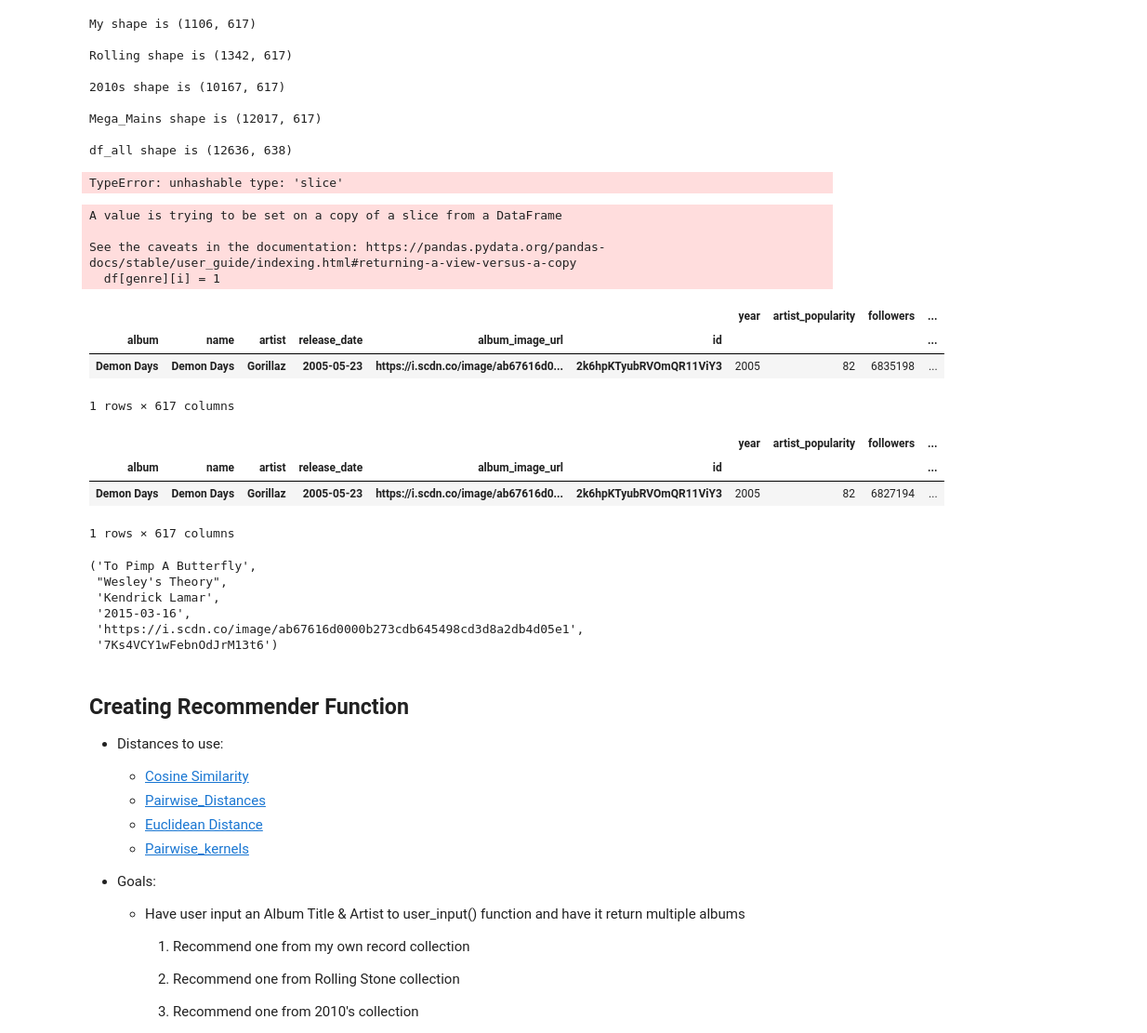
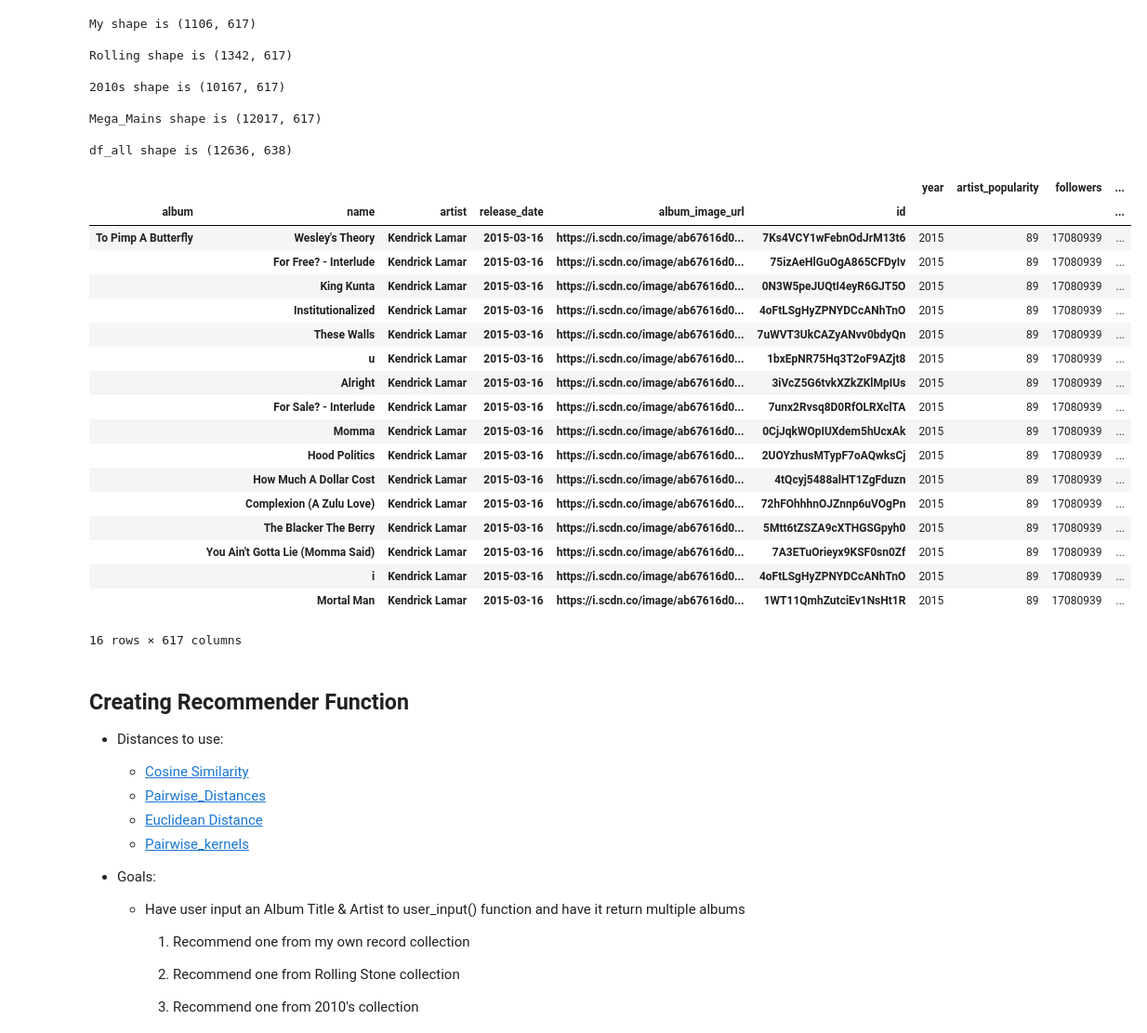
Before and after one commit to LTonstad/And_Vinyly-a-Music-Reccomendation-System, a Jupyter notebook: model_build_test.ipynb, the cells around one changed output. Shown at 93% size. Cells and saved outputs as stored; diff of their text form; code cells hidden in the pictures.

```diff
--- a/model_build_test.ipynb
+++ b/model_build_test.ipynb
@@ -70,25 +43,0 @@ rec.fit(count_df)
-# %%
-print(rec.get_recommendations('Demon Days', 'Gorillaz'))
-# %% [output]
-TypeError: unhashable type: 'slice'
-# %%
-song_df = get_song('Demon Days', 'Gorillaz')
-song_df
-# %% [output]
-A value is trying to be set on a copy of a slice from a DataFrame
-
-See the caveats in the documentation: https://pandas.pydata.org/pandas-docs/stable/user_guide/indexing.html#returning-a-view-versus-a-copy
-  df[genre][i] = 1
-|  |  |  |  |  |  | year | artist_popularity | followers | ... |
-| album | name | artist | release_date | album_image_url | id |  |  |  | ... |
-| Demon Days | Demon Days | Gorillaz | 2005-05-23 | https://i.scdn.co/image/ab67616d0... | 2k6hpKTyubRVOmQR11ViY3 | 2005 | 82 | 6835198 | ... |
-1 rows × 617 columns
-# %%
-idx = pd.IndexSlice
-album_name = song_df.index[0][0]
-num_mega_main.loc[idx[[album_name], ['Demon Days'], ['Gorillaz'], :, :, :]]
-# %% [output]
-|  |  |  |  |  |  | year | artist_popularity | followers | ... |
-| album | name | artist | release_date | album_image_url | id |  |  |  | ... |
-| Demon Days | Demon Days | Gorillaz | 2005-05-23 | https://i.scdn.co/image/ab67616d0... | 2k6hpKTyubRVOmQR11ViY3 | 2005 | 82 | 6827194 | ... |
-1 rows × 617 columns
@@ -97,12 +44,26 @@ item_names = num_mega_main.index
-# %%
-item_names[0]
-# %% [output]
-('To Pimp A Butterfly',
- "Wesley's Theory",
- 'Kendrick Lamar',
- '2015-03-16',
- 'https://i.scdn.co/image/ab67616d0000b273cdb645498cd3d8a2db4d05e1',
- '7Ks4VCY1wFebnOdJrM13t6')
+# %%
+df_album = num_mega_main.loc[[num_mega_main.index[song_index][0]]]
+df_album
+# %% [output]
+|  |  |  |  |  |  | year | artist_popularity | followers | ... |
+| album | name | artist | release_date | album_image_url | id |  |  |  | ... |
+| To Pimp A Butterfly | Wesley's Theory | Kendrick Lamar | 2015-03-16 | https://i.scdn.co/image/ab67616d0... | 7Ks4VCY1wFebnOdJrM13t6 | 2015 | 89 | 17080939 | ... |
+|  | For Free? - Interlude | Kendrick Lamar | 2015-03-16 | https://i.scdn.co/image/ab67616d0... | 75izAeHlGuOgA865CFDyIv | 2015 | 89 | 17080939 | ... |
+|  | King Kunta | Kendrick Lamar | 2015-03-16 | https://i.scdn.co/image/ab67616d0... | 0N3W5peJUQtI4eyR6GJT5O | 2015 | 89 | 17080939 | ... |
+|  | Institutionalized | Kendrick Lamar | 2015-03-16 | https://i.scdn.co/image/ab67616d0... | 4oFtLSgHyZPNYDCcANhTnO | 2015 | 89 | 17080939 | ... |
+|  | These Walls | Kendrick Lamar | 2015-03-16 | https://i.scdn.co/image/ab67616d0... | 7uWVT3UkCAZyANvv0bdyQn | 2015 | 89 | 17080939 | ... |
+|  | u | Kendrick Lamar | 2015-03-16 | https://i.scdn.co/image/ab67616d0... | 1bxEpNR75Hq3T2oF9AZjt8 | 2015 | 89 | 17080939 | ... |
+|  | Alright | Kendrick Lamar | 2015-03-16 | https://i.scdn.co/image/ab67616d0... | 3iVcZ5G6tvkXZkZKlMpIUs | 2015 | 89 | 17080939 | ... |
+|  | For Sale? - Interlude | Kendrick Lamar | 2015-03-16 | https://i.scdn.co/image/ab67616d0... | 7unx2Rvsq8D0RfOLRXclTA | 2015 | 89 | 17080939 | ... |
+|  | Momma | Kendrick Lamar | 2015-03-16 | https://i.scdn.co/image/ab67616d0... | 0CjJqkWOpIUXdem5hUcxAk | 2015 | 89 | 17080939 | ... |
+|  | Hood Politics | Kendrick Lamar | 2015-03-16 | https://i.scdn.co/image/ab67616d0... | 2UOYzhusMTypF7oAQwksCj | 2015 | 89 | 17080939 | ... |
+|  | How Much A Dollar Cost | Kendrick Lamar | 2015-03-16 | https://i.scdn.co/image/ab67616d0... | 4tQcyj5488alHT1ZgFduzn | 2015 | 89 | 17080939 | ... |
+|  | Complexion (A Zulu Love) | Kendrick Lamar | 2015-03-16 | https://i.scdn.co/image/ab67616d0... | 72hFOhhhnOJZnnp6uVOgPn | 2015 | 89 | 17080939 | ... |
+|  | The Blacker The Berry | Kendrick Lamar | 2015-03-16 | https://i.scdn.co/image/ab67616d0... | 5Mtt6tZSZA9cXTHGSGpyh0 | 2015 | 89 | 17080939 | ... |
+|  | You Ain't Gotta Lie (Momma Said) | Kendrick Lamar | 2015-03-16 | https://i.scdn.co/image/ab67616d0... | 7A3ETuOrieyx9KSF0sn0Zf | 2015 | 89 | 17080939 | ... |
+|  | i | Kendrick Lamar | 2015-03-16 | https://i.scdn.co/image/ab67616d0... | 4oFtLSgHyZPNYDCcANhTnO | 2015 | 89 | 17080939 | ... |
+|  | Mortal Man | Kendrick Lamar | 2015-03-16 | https://i.scdn.co/image/ab67616d0... | 1WT11QmhZutciEv1NsHt1R | 2015 | 89 | 17080939 | ... |
+16 rows × 617 columns
 # %% [markdown]
 ## Creating Recommender Function
 
```
Also changed, not shown: parts of 7 cells of this notebook, 4 other files.
